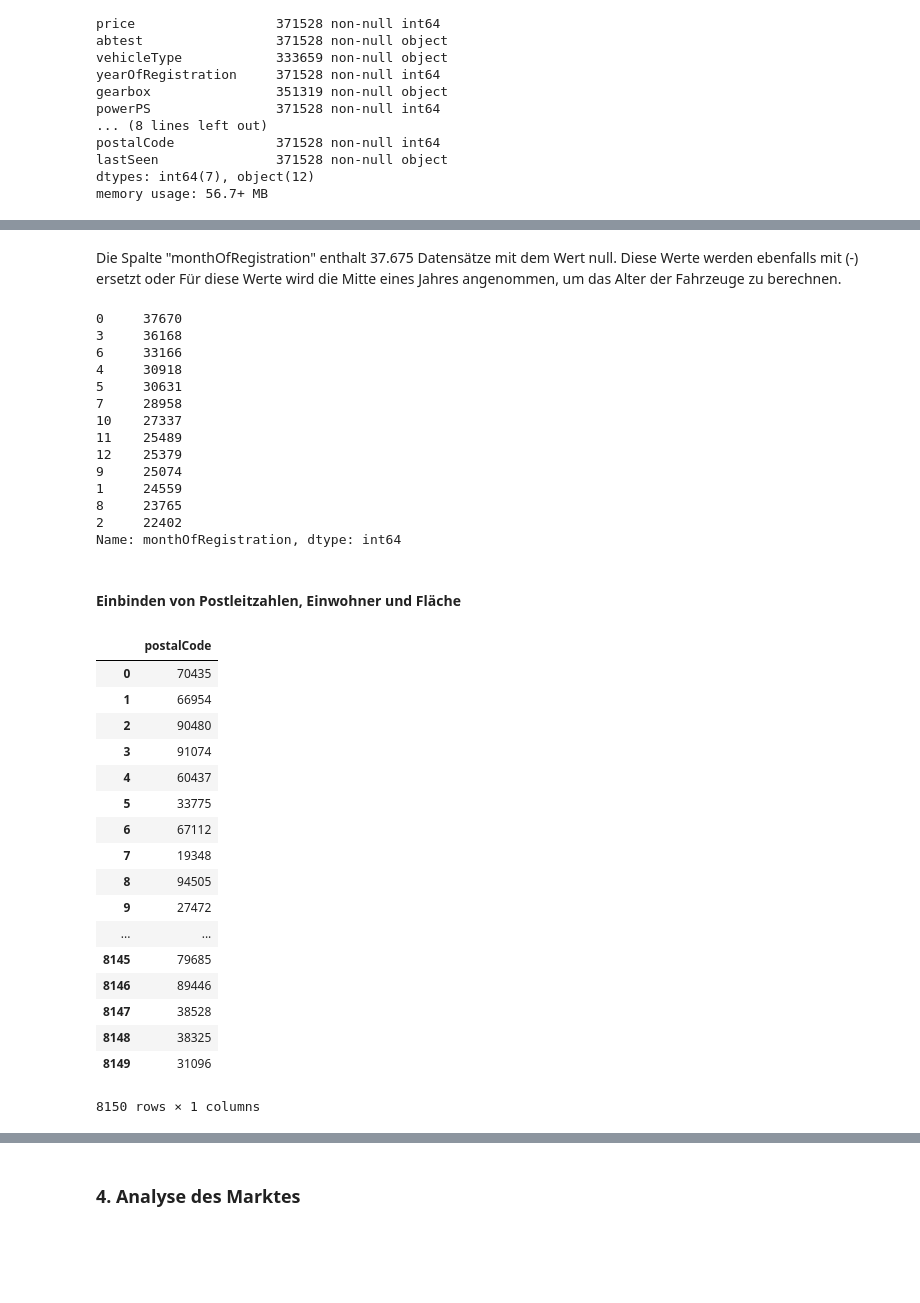
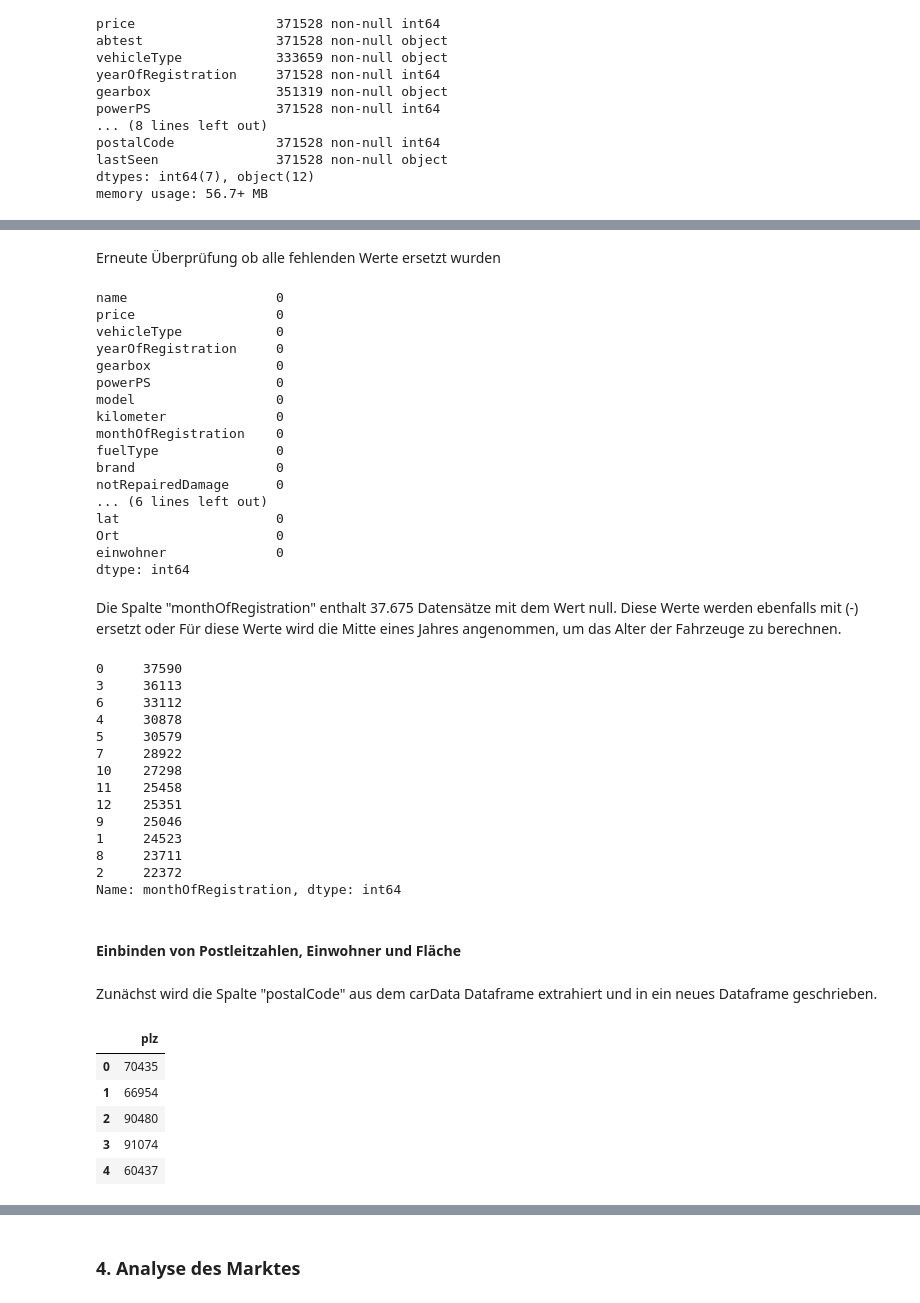
Before and after one commit to ChristianUlrichRoth/ds-assignment, a Jupyter notebook: MajorAssignment/Hauptaufgabe2.ipynb, the cells around one changed output, grey strips where cells are left out. Saved outputs shown, nothing was run; the diff lists cells and outputs as text; code cells hidden in the pictures; blank space fills up the shorter version.

Commit message:
Data Prep

```diff
--- a/MajorAssignment/Hauptaufgabe2.ipynb
+++ b/MajorAssignment/Hauptaufgabe2.ipynb
@@ -268,0 +216,6 @@ carData.isna()
+# %%
+#12 Gesuche, 371516 Angebote...--> Deshalb drop die 12 Gesuche
+carData = carData[carData.offerType != "Gesuch"]
+
+#drop not used columns - delete the columns without having to reassign (inplace)
+carData.drop(['nrOfPictures','seller', 'offerType', 'abtest'], axis=1, inplace=True)
@@ -283,9 +256,25 @@ Im nächsten Schritt wird der Datensatz um Gesuche bereinigt, sodass nur Angebot
-# %%
-#12 Gesuche, 371516 Angebote...--> Deshalb drop die 12 Gesuche
-carData = carData[carData.offerType != "Gesuch"]
-
-#drop nrOfPictures, da kein Mehrwert
-carData = carData.drop('nrOfPictures', axis=1)
+# %% [markdown]
+Erneute Überprüfung ob alle fehlenden Werte ersetzt wurden
+# %%
+completeData_df.isna().sum()
+# %% [output]
+name                   0
+price                  0
+vehicleType            0
+yearOfRegistration     0
+gearbox                0
+powerPS                0
+model                  0
+kilometer              0
+monthOfRegistration    0
+fuelType               0
+brand                  0
+notRepairedDamage      0
+... (6 lines left out)
+lat                    0
+Ort                    0
+einwohner              0
+dtype: int64
 # %% [markdown]
 Die Spalte "monthOfRegistration" enthalt 37.675 Datensätze mit dem Wert null.
 Diese Werte werden ebenfalls mit (-) ersetzt oder
@@ -294,42 +283,32 @@ Für diese Werte wird die Mitte eines Jahres angenommen, um das Alter der Fahrze
 #37675 wurden im Monat 0 zugelassen, was machen wir mit denen? -
 carData['monthOfRegistration'].value_counts()
 # %% [output]
-0     37670
-3     36168
-6     33166
-4     30918
-5     30631
-7     28958
-10    27337
-11    25489
-12    25379
-9     25074
-1     24559
-8     23765
-2     22402
+0     37590
+3     36113
+6     33112
+4     30878
+5     30579
+7     28922
+10    27298
+11    25458
+12    25351
+9     25046
+1     24523
+8     23711
+2     22372
 Name: monthOfRegistration, dtype: int64
 # %% [markdown]
 #### Einbinden von Postleitzahlen, Einwohner und Fläche
+# %% [markdown]
+Zunächst wird die Spalte "postalCode" aus dem carData Dataframe extrahiert und in ein neues Dataframe geschrieben.
 # %%
 #Create df with unique postalCode values from carData
-df1 = pd.DataFrame(carData['postalCode'].unique(),  columns=['postalCode'])
-df1
+df_carData_postalCode = pd.DataFrame(carData['postalCode'].unique(),  columns=['plz'])
+df_carData_postalCode.head()
 # %% [output]
-|  | postalCode |
+|  | plz |
 | 0 | 70435 |
 | 1 | 66954 |
 | 2 | 90480 |
 | 3 | 91074 |
 | 4 | 60437 |
-| 5 | 33775 |
-| 6 | 67112 |
-| 7 | 19348 |
-| 8 | 94505 |
-| 9 | 27472 |
-| ... | ... |
-| 8145 | 79685 |
-| 8146 | 89446 |
-| 8147 | 38528 |
-| 8148 | 38325 |
-| 8149 | 31096 |
-8150 rows × 1 columns
```
Also changed, not shown: parts of 26 cells of this notebook.
